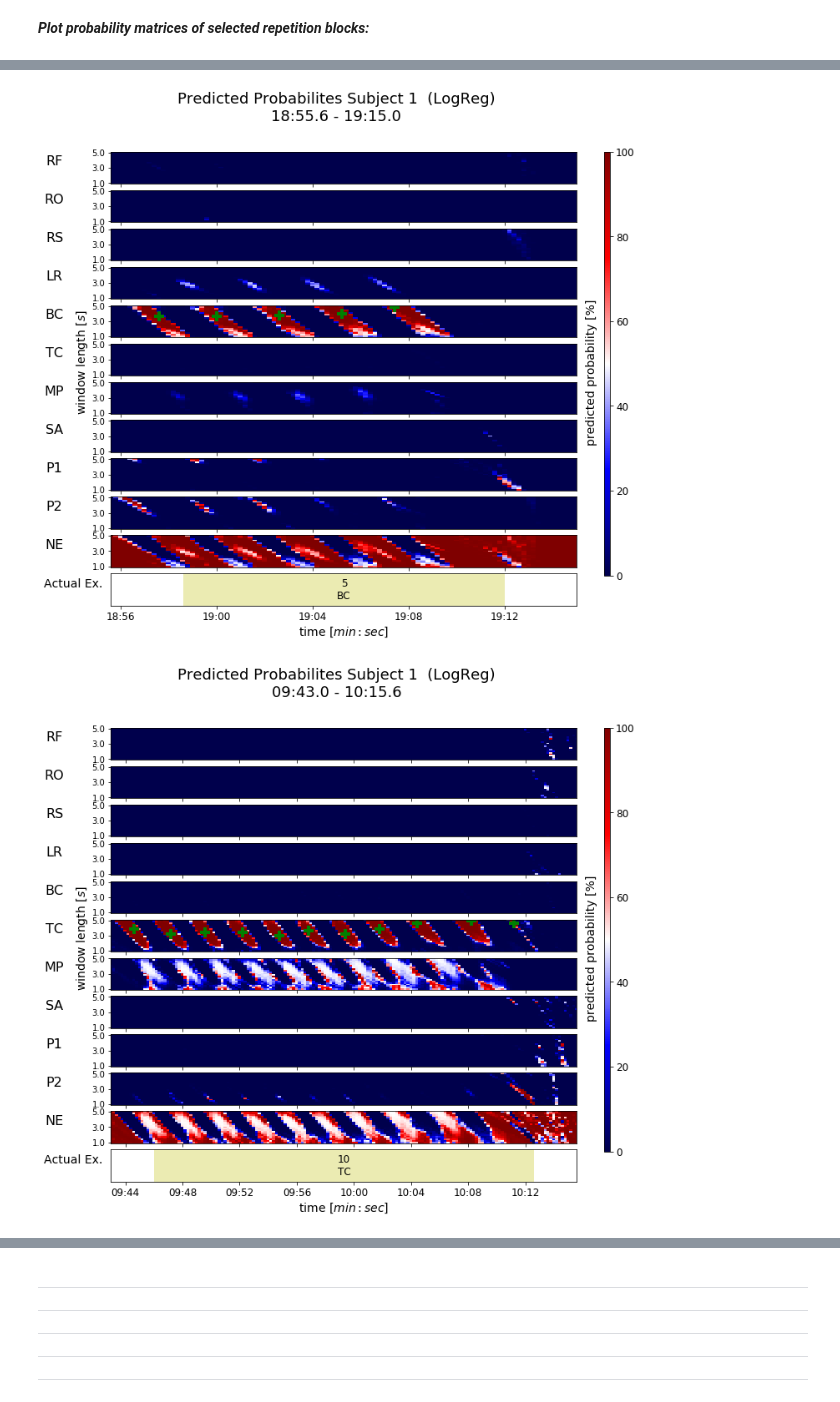
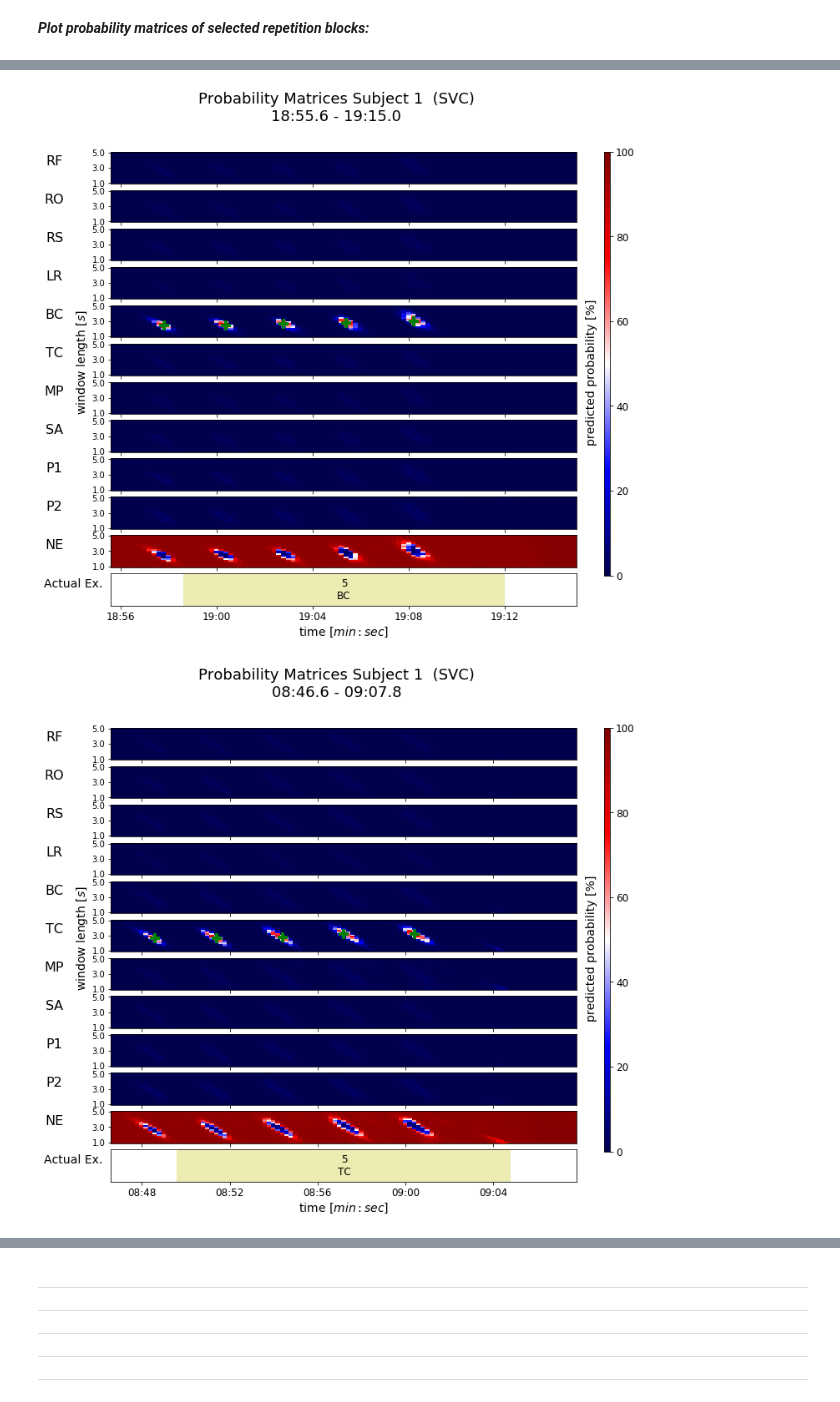
Before and after one commit to FlorianMeinhart/master-project, a Jupyter notebook: Classification_Section_Means/Evaluation_Report.ipynb, the cells around one changed output, grey strips where cells are left out. Drawn from its saved outputs; the diff is of its cells as text; code cells hidden in the pictures.

```diff
--- a/Classification_Section_Means/Evaluation_Report.ipynb
+++ b/Classification_Section_Means/Evaluation_Report.ipynb
@@ -258,8 +258,8 @@ Example: ['RF_5', 'RO_10', 'BC_15'] $\rightarrow$ generates three plots
 
 The second parameter defines the time to plot before and after the selected block in seconds.
 # %%
-plot_exercise_repetition_blocks = ['RF_15','RO_5','RS_10','LR_15','BC_5',
-                                   'TC_10','MP_15','SA_5','P1_10','P2_15']
+plot_exercise_repetition_blocks = ['RF_5','RO_5','RS_5','LR_5','BC_5',
+                                   'TC_5','MP_5','SA_5','P1_5','P2_5']
 plot_time_offset_before_and_after = 3 # [s]
 # %% [markdown]
 ### Whole Test Record
@@ -307,9 +307,9 @@ to one of the following strings:
 * Support Vector Classifier:  'SVC'
 * Random Forest Classifier:  'RFC'
 # %%
-ML_model_name = 'LogReg'
+#ML_model_name = 'LogReg'
 #ML_model_name = 'LDA'
-#ML_model_name = 'SVC'
+ML_model_name = 'SVC'
 #ML_model_name = 'RFC'
 # %% [markdown]
 ### Logistic Regression
@@ -792,7 +780,7 @@ timetable_data
 ***Plot probability matrices of selected repetition blocks:***
 # %%
 for ex_rep_block in plot_exercise_repetition_blocks:
-    DataObject_WinProc.plot_probability_matrices_and_peaks(title_text='Predicted Probabilites Subject {}  ({})'.format(
+    DataObject_WinProc.plot_probability_matrices_and_peaks(title_text='Probability Matrices Subject {}  ({})'.format(
                                            test_subject_id, ML_model_name),
                                            default_settings_smaller_plot=True,
                                            plot_time_range=True,
@@ -810,2 +798,2 @@ for ex_rep_block in plot_exercise_repetition_blocks:
-[figure, old version]
+[figure, new version]
-[figure, old version]
+[figure, new version]
```
Also changed, not shown: parts of 23 cells of this notebook, 49 other files.
